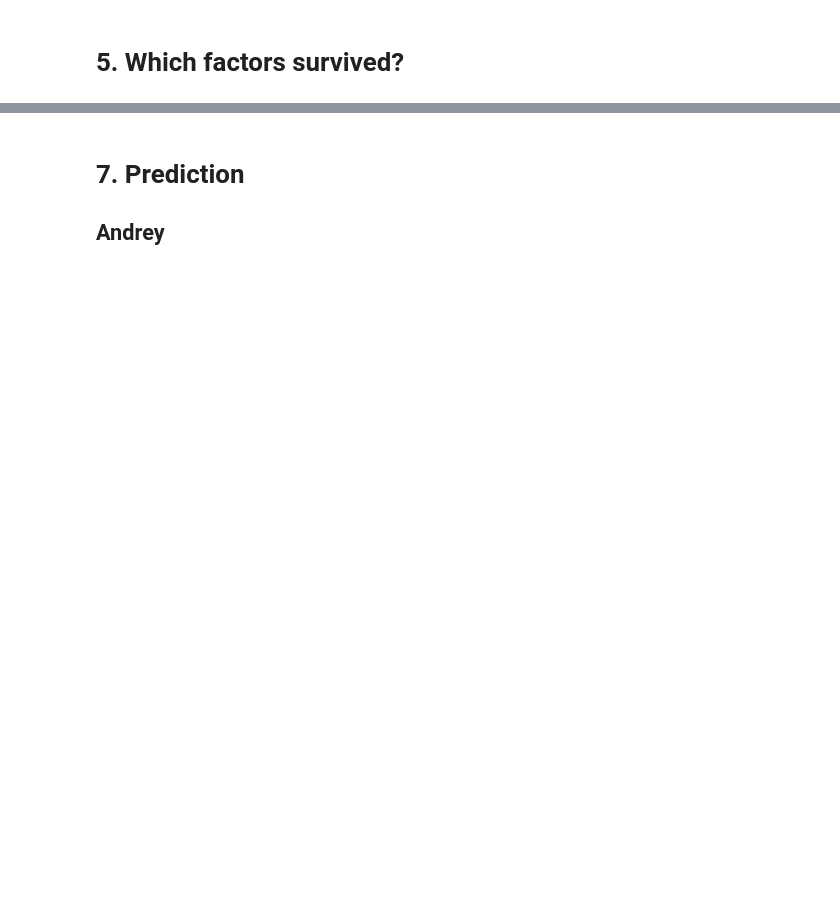
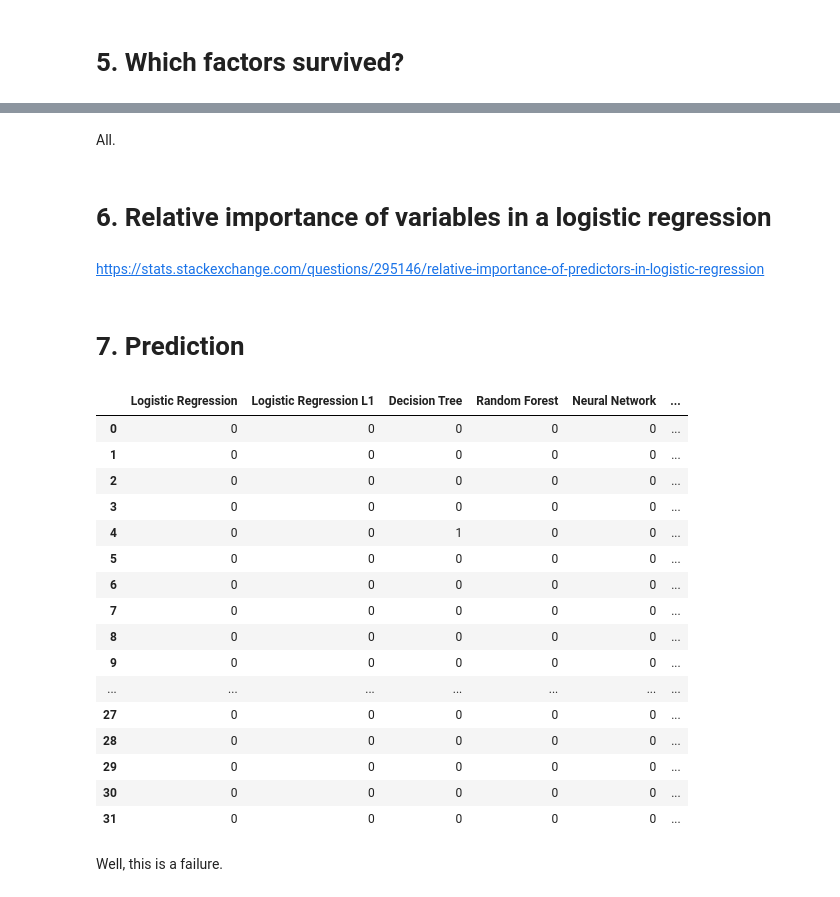
Before and after one commit to andrey-lukyanov/AFE-LUISS, a Jupyter notebook: assignment_2.ipynb, the cells around one changed output, grey strips where cells are left out. Drawn from its saved outputs; the diff is of its cells as text; code cells hidden in the pictures; blank space fills up the shorter version.

```diff
--- a/assignment_2.ipynb
+++ b/assignment_2.ipynb
@@ -185,0 +252,5 @@ https://scikit-learn.org/stable/modules/classes.html#module-sklearn.model_select
+# %%
+for model in models:
+    print(model)
+    print(pd.DataFrame(confusion_matrix(y_test, models[model].predict(X_test))))
+    print()
@@ -200,3 +285,46 @@ array([[ 0.        ,  4.66433991,  0.        ,  0.        ,  0.        ,
+# %% [markdown]
+All.
+# %% [markdown]
+# 6. Relative importance of variables in a logistic regression
+# %% [markdown]
+https://stats.stackexchange.com/questions/295146/relative-importance-of-predictors-in-logistic-regression
 # %% [markdown]
 # 7. Prediction
-## Andrey
+# %%
+X_before_2005 = df_final_withyear[df_final_withyear.year < 2005].drop(['year', 'crisis_warning'], axis = 1)
+y_before_2005 = df_final_withyear[df_final_withyear.year < 2005].crisis_warning
+
+X_after_2005 = df_final_withyear[(df_final_withyear.year == 2006) | (df_final_withyear.year == 2007)].drop(['year', 'crisis_warning'], axis = 1)
+y_after_2005 = df_final_withyear[(df_final_withyear.year == 2006) | (df_final_withyear.year == 2007)].crisis_warning
+# %%
+predictions = pd.DataFrame(np.zeros([32, 6]), columns = models.keys())
+
+for model in models:
+    model_fit = models[model].fit(X_before_2005, y_before_2005)
+    if 'Logistic Regression' in model:
+        predictions[model] = (model_fit.predict_proba(X_after_2005)[:,1] >= 0.8) * 1
+    else:
+        predictions[model] = model_fit.predict(X_after_2005)
+
+predictions['True Value'] = y_after_2005.values
+predictions
+# %% [output]
+|  | Logistic Regression | Logistic Regression L1 | Decision Tree | Random Forest | Neural Network | ... |
+| 0 | 0 | 0 | 0 | 0 | 0 | ... |
+| 1 | 0 | 0 | 0 | 0 | 0 | ... |
+| 2 | 0 | 0 | 0 | 0 | 0 | ... |
+| 3 | 0 | 0 | 0 | 0 | 0 | ... |
+| 4 | 0 | 0 | 1 | 0 | 0 | ... |
+| 5 | 0 | 0 | 0 | 0 | 0 | ... |
+| 6 | 0 | 0 | 0 | 0 | 0 | ... |
+| 7 | 0 | 0 | 0 | 0 | 0 | ... |
+| 8 | 0 | 0 | 0 | 0 | 0 | ... |
+| 9 | 0 | 0 | 0 | 0 | 0 | ... |
+| ... | ... | ... | ... | ... | ... | ... |
+| 27 | 0 | 0 | 0 | 0 | 0 | ... |
+| 28 | 0 | 0 | 0 | 0 | 0 | ... |
+| 29 | 0 | 0 | 0 | 0 | 0 | ... |
+| 30 | 0 | 0 | 0 | 0 | 0 | ... |
+| 31 | 0 | 0 | 0 | 0 | 0 | ... |
+# %% [markdown]
+Well, this is a failure.
```
Also changed, not shown: parts of 32 cells of this notebook.
